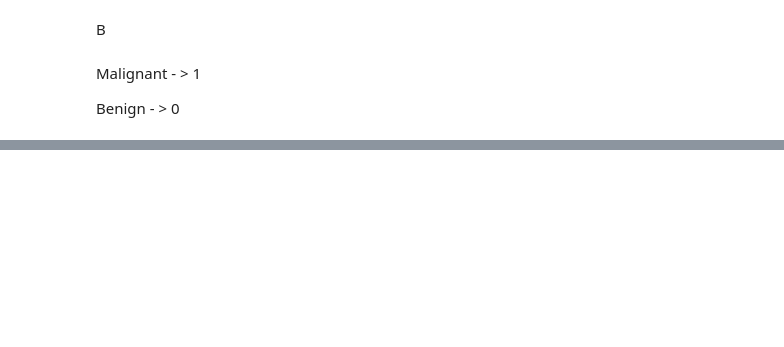
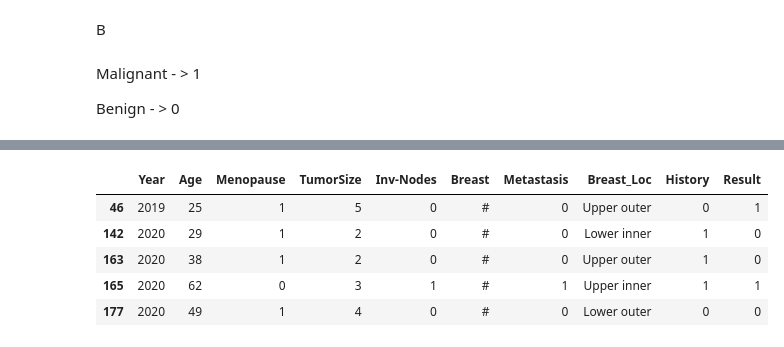
Before and after one commit to Eng-abdelhamed/Capstone-Project, a Jupyter notebook: breast_Cancer_.ipynb, the cells around one changed output, grey strips where cells are left out. Saved outputs shown, nothing was run; the diff lists cells and outputs as text; code cells hidden in the pictures; blank space fills up the shorter version.

```diff
--- a/breast_Cancer_.ipynb
+++ b/breast_Cancer_.ipynb
@@ -204,0 +230,9 @@ df
+# %%
+df[df['Breast'] == '#']
+# %% [output]
+|  | Year | Age | Menopause | TumorSize | Inv-Nodes | Breast | Metastasis | Breast_Loc | History | Result |
+| 46 | 2019 | 25 | 1 | 5 | 0 | # | 0 | Upper outer | 0 | 1 |
+| 142 | 2020 | 29 | 1 | 2 | 0 | # | 0 | Lower inner | 1 | 0 |
+| 163 | 2020 | 38 | 1 | 2 | 0 | # | 0 | Upper outer | 1 | 0 |
+| 165 | 2020 | 62 | 0 | 3 | 1 | # | 1 | Upper inner | 1 | 1 |
+| 177 | 2020 | 49 | 1 | 4 | 0 | # | 0 | Lower outer | 0 | 0 |
```
Also changed, not shown: parts of 12 cells of this notebook.
